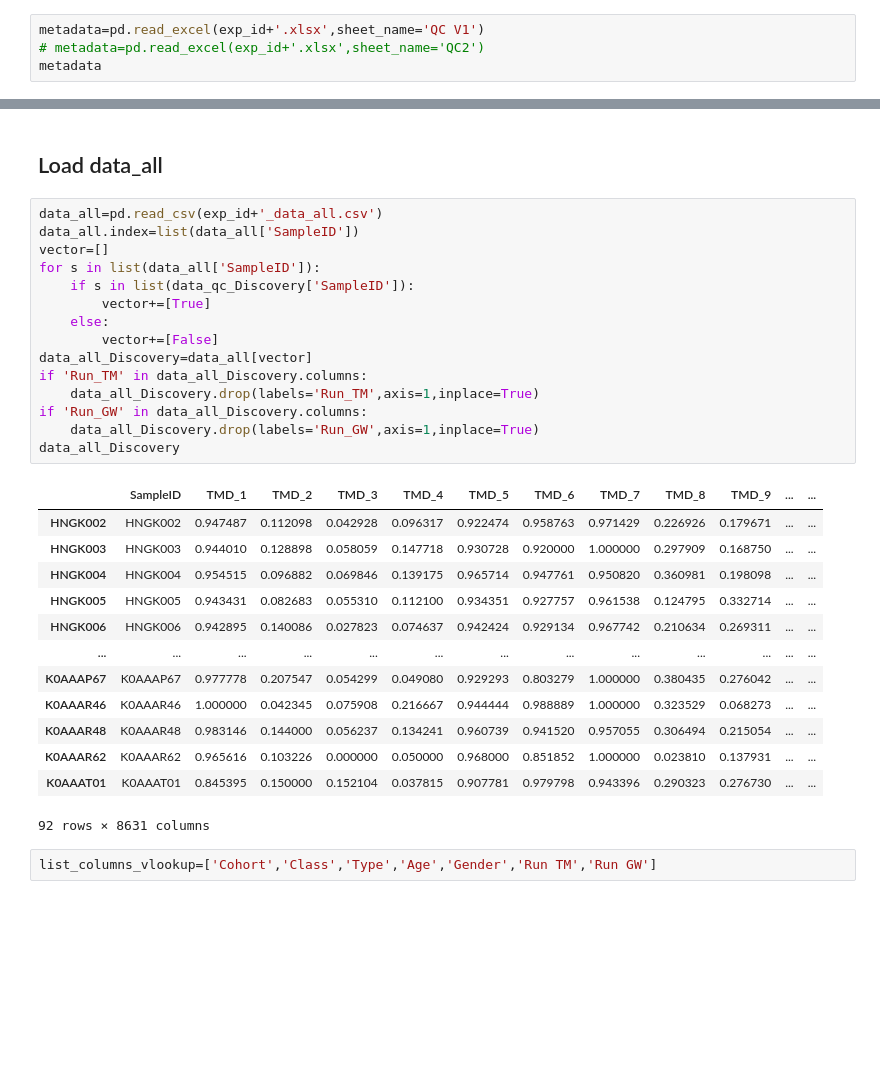
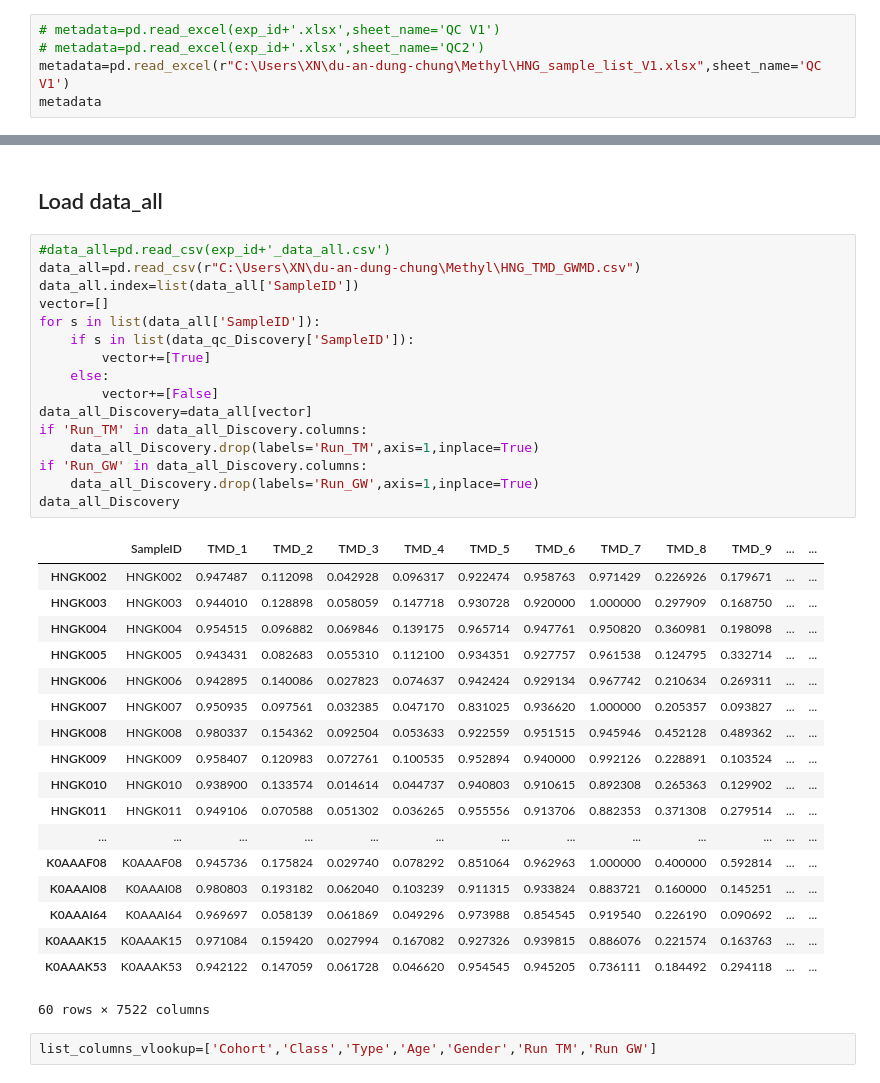
Before and after one commit to ha-dung-1085/du-an-dung-chung, a Jupyter notebook: Methyl/HNG_Methyl_ DUNG.ipynb, the cells around one changed output, grey strips where cells are left out. Saved outputs shown, nothing was run; the diff lists cells and outputs as text; blank space fills up the shorter version.

```diff
--- a/Methyl/HNG_Methyl_ DUNG.ipynb
+++ b/Methyl/HNG_Methyl_ DUNG.ipynb
@@ -779,8 +779,9 @@ exp_id='HNG'
 # %% [markdown]
 # LOAD DATA
 # %%
-metadata=pd.read_excel(exp_id+'.xlsx',sheet_name='QC V1')
+# metadata=pd.read_excel(exp_id+'.xlsx',sheet_name='QC V1')
 # metadata=pd.read_excel(exp_id+'.xlsx',sheet_name='QC2')
+metadata=pd.read_excel(r"C:\Users\XN\du-an-dung-chung\Methyl\HNG_sample_list_V1.xlsx",sheet_name='QC V1')
 metadata
 # %% [output]
 |  | SampleID | Labcode | Label | Class | Type | Subtype | Age | Gender | Stage | Stage short | ... |
@@ -971,34 +987,40 @@ Passing `palette` without assigning `hue` is deprecated and will be removed in v
 # %% [markdown]
 ## Load data_all
 # %%
-data_all=pd.read_csv(exp_id+'_data_all.csv')
+#data_all=pd.read_csv(exp_id+'_data_all.csv')
+data_all=pd.read_csv(r"C:\Users\XN\du-an-dung-chung\Methyl\HNG_TMD_GWMD.csv")
 data_all.index=list(data_all['SampleID'])
 vector=[]
 for s in list(data_all['SampleID']):
     if s in list(data_qc_Discovery['SampleID']):
         vector+=[True]
     else:
         vector+=[False]
 data_all_Discovery=data_all[vector]
 if 'Run_TM' in data_all_Discovery.columns:
     data_all_Discovery.drop(labels='Run_TM',axis=1,inplace=True)
 if 'Run_GW' in data_all_Discovery.columns:
     data_all_Discovery.drop(labels='Run_GW',axis=1,inplace=True)
 data_all_Discovery
 # %% [output]
 |  | SampleID | TMD_1 | TMD_2 | TMD_3 | TMD_4 | TMD_5 | TMD_6 | TMD_7 | TMD_8 | TMD_9 | ... | ... |
 | HNGK002 | HNGK002 | 0.947487 | 0.112098 | 0.042928 | 0.096317 | 0.922474 | 0.958763 | 0.971429 | 0.226926 | 0.179671 | ... | ... |
 | HNGK003 | HNGK003 | 0.944010 | 0.128898 | 0.058059 | 0.147718 | 0.930728 | 0.920000 | 1.000000 | 0.297909 | 0.168750 | ... | ... |
 | HNGK004 | HNGK004 | 0.954515 | 0.096882 | 0.069846 | 0.139175 | 0.965714 | 0.947761 | 0.950820 | 0.360981 | 0.198098 | ... | ... |
 | HNGK005 | HNGK005 | 0.943431 | 0.082683 | 0.055310 | 0.112100 | 0.934351 | 0.927757 | 0.961538 | 0.124795 | 0.332714 | ... | ... |
 | HNGK006 | HNGK006 | 0.942895 | 0.140086 | 0.027823 | 0.074637 | 0.942424 | 0.929134 | 0.967742 | 0.210634 | 0.269311 | ... | ... |
+| HNGK007 | HNGK007 | 0.950935 | 0.097561 | 0.032385 | 0.047170 | 0.831025 | 0.936620 | 1.000000 | 0.205357 | 0.093827 | ... | ... |
+| HNGK008 | HNGK008 | 0.980337 | 0.154362 | 0.092504 | 0.053633 | 0.922559 | 0.951515 | 0.945946 | 0.452128 | 0.489362 | ... | ... |
+| HNGK009 | HNGK009 | 0.958407 | 0.120983 | 0.072761 | 0.100535 | 0.952894 | 0.940000 | 0.992126 | 0.228891 | 0.103524 | ... | ... |
+| HNGK010 | HNGK010 | 0.938900 | 0.133574 | 0.014614 | 0.044737 | 0.940803 | 0.910615 | 0.892308 | 0.265363 | 0.129902 | ... | ... |
+| HNGK011 | HNGK011 | 0.949106 | 0.070588 | 0.051302 | 0.036265 | 0.955556 | 0.913706 | 0.882353 | 0.371308 | 0.279514 | ... | ... |
 | ... | ... | ... | ... | ... | ... | ... | ... | ... | ... | ... | ... | ... |
-| K0AAAP67 | K0AAAP67 | 0.977778 | 0.207547 | 0.054299 | 0.049080 | 0.929293 | 0.803279 | 1.000000 | 0.380435 | 0.276042 | ... | ... |
-| K0AAAR46 | K0AAAR46 | 1.000000 | 0.042345 | 0.075908 | 0.216667 | 0.944444 | 0.988889 | 1.000000 | 0.323529 | 0.068273 | ... | ... |
-| K0AAAR48 | K0AAAR48 | 0.983146 | 0.144000 | 0.056237 | 0.134241 | 0.960739 | 0.941520 | 0.957055 | 0.306494 | 0.215054 | ... | ... |
-| K0AAAR62 | K0AAAR62 | 0.965616 | 0.103226 | 0.000000 | 0.050000 | 0.968000 | 0.851852 | 1.000000 | 0.023810 | 0.137931 | ... | ... |
-| K0AAAT01 | K0AAAT01 | 0.845395 | 0.150000 | 0.152104 | 0.037815 | 0.907781 | 0.979798 | 0.943396 | 0.290323 | 0.276730 | ... | ... |
+| K0AAAF08 | K0AAAF08 | 0.945736 | 0.175824 | 0.029740 | 0.078292 | 0.851064 | 0.962963 | 1.000000 | 0.400000 | 0.592814 | ... | ... |
+| K0AAAI08 | K0AAAI08 | 0.980803 | 0.193182 | 0.062040 | 0.103239 | 0.911315 | 0.933824 | 0.883721 | 0.160000 | 0.145251 | ... | ... |
+| K0AAAI64 | K0AAAI64 | 0.969697 | 0.058139 | 0.061869 | 0.049296 | 0.973988 | 0.854545 | 0.919540 | 0.226190 | 0.090692 | ... | ... |
+| K0AAAK15 | K0AAAK15 | 0.971084 | 0.159420 | 0.027994 | 0.167082 | 0.927326 | 0.939815 | 0.886076 | 0.221574 | 0.163763 | ... | ... |
+| K0AAAK53 | K0AAAK53 | 0.942122 | 0.147059 | 0.061728 | 0.046620 | 0.954545 | 0.945205 | 0.736111 | 0.184492 | 0.294118 | ... | ... |
-92 rows × 8631 columns
+60 rows × 7522 columns
 # %%
 list_columns_vlookup=['Cohort','Class','Type','Age','Gender','Run TM','Run GW']
 # %%
```
Also changed, not shown: parts of 8 cells of this notebook, 35 other files.
